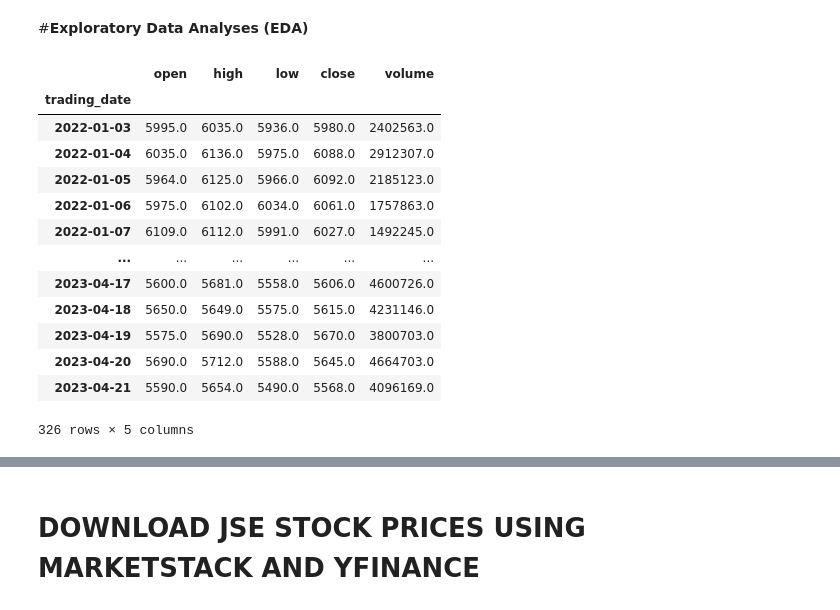
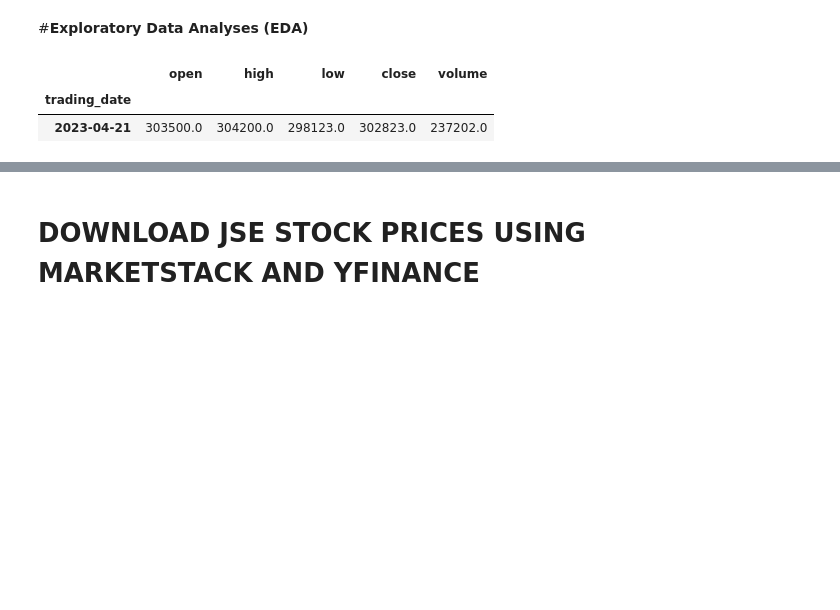
Before and after one commit to francoishcm/BackTesting, a Jupyter notebook: Zipline_Reloaded_BacktestEngine.ipynb, the cells around one changed output, grey strips where cells are left out. Cells and saved outputs as stored; diff of their text form; code cells hidden in the pictures; blank space fills up the shorter version.

```diff
--- a/Zipline_Reloaded_BacktestEngine.ipynb
+++ b/Zipline_Reloaded_BacktestEngine.ipynb
@@ -1305,22 +1456,11 @@ import warnings
 warnings.filterwarnings('ignore')
 pd.set_option('display.max_rows', 2)
 # %%
-File = pd.read_csv('/content/drive/MyDrive/JSE/Stocks_final2/SLM.JO.csv',parse_dates=True, index_col=0)
+File = pd.read_csv('/content/drive/MyDrive/JSE/Stocks_final2/CFR.JO.csv',parse_dates=True, index_col=0)
 File
 # %% [output]
 |  | open | high | low | close | volume |
 | trading_date |  |  |  |  |  |
-| 2022-01-03 | 5995.0 | 6035.0 | 5936.0 | 5980.0 | 2402563.0 |
-| 2022-01-04 | 6035.0 | 6136.0 | 5975.0 | 6088.0 | 2912307.0 |
-| 2022-01-05 | 5964.0 | 6125.0 | 5966.0 | 6092.0 | 2185123.0 |
-| 2022-01-06 | 5975.0 | 6102.0 | 6034.0 | 6061.0 | 1757863.0 |
-| 2022-01-07 | 6109.0 | 6112.0 | 5991.0 | 6027.0 | 1492245.0 |
-| ... | ... | ... | ... | ... | ... |
-| 2023-04-17 | 5600.0 | 5681.0 | 5558.0 | 5606.0 | 4600726.0 |
-| 2023-04-18 | 5650.0 | 5649.0 | 5575.0 | 5615.0 | 4231146.0 |
-| 2023-04-19 | 5575.0 | 5690.0 | 5528.0 | 5670.0 | 3800703.0 |
-| 2023-04-20 | 5690.0 | 5712.0 | 5588.0 | 5645.0 | 4664703.0 |
-| 2023-04-21 | 5590.0 | 5654.0 | 5490.0 | 5568.0 | 4096169.0 |
+| 2023-04-21 | 303500.0 | 304200.0 | 298123.0 | 302823.0 | 237202.0 |
-326 rows × 5 columns
 # %%
 File.info()
```
Also changed, not shown: parts of 14 cells of this notebook.
